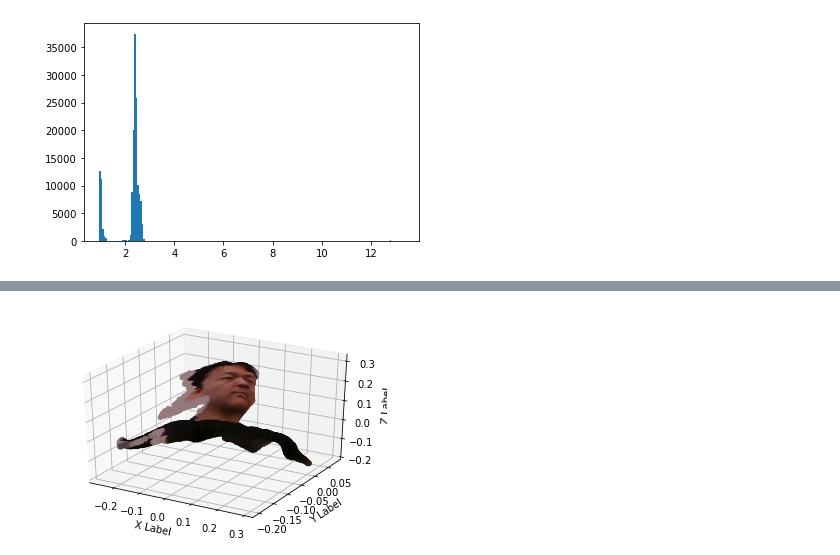
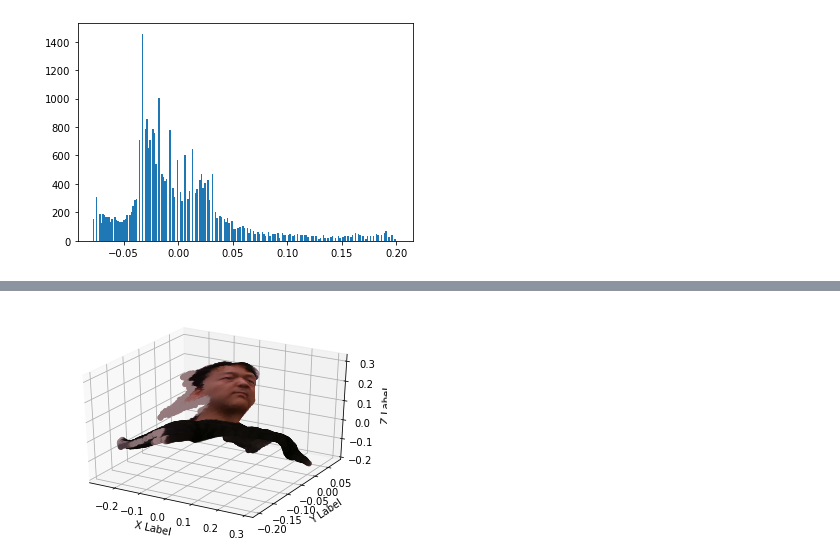
Before and after one commit to yichao-l/head_reconstruct, a Jupyter notebook: AV_CW.ipynb, the cells around one changed output, grey strips where cells are left out. Cells and saved outputs as stored; diff of their text form; code cells hidden in the pictures.

```diff
--- a/AV_CW.ipynb
+++ b/AV_CW.ipynb
@@ -41,5 +14,11 @@ depth_filter = xyz_c[:,2]<1.5
+# %%
+head =AV_CW.ThreeDHead.read_from_file(1,1)
+head.filter_nan()
+head.sparsify(0.5)
+head.filter_depth(1.5)
+head.center()
 # %%
-plt.hist(xyz_c[:,2], bins =200)
+plt.hist(head.xyz[:,2], bins =200)
 plt.show()
 # %% [output]
-[figure, old version]
+[figure, new version]
```
Also changed, not shown: parts of 10 cells of this notebook, 1 other file.
